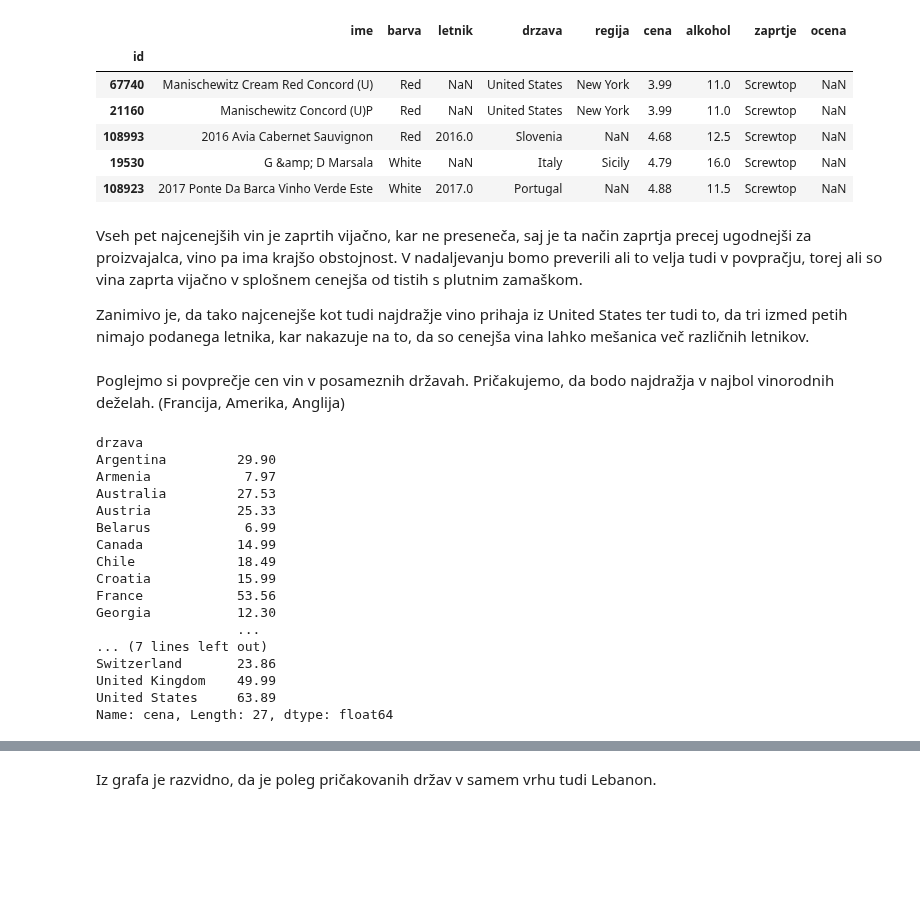
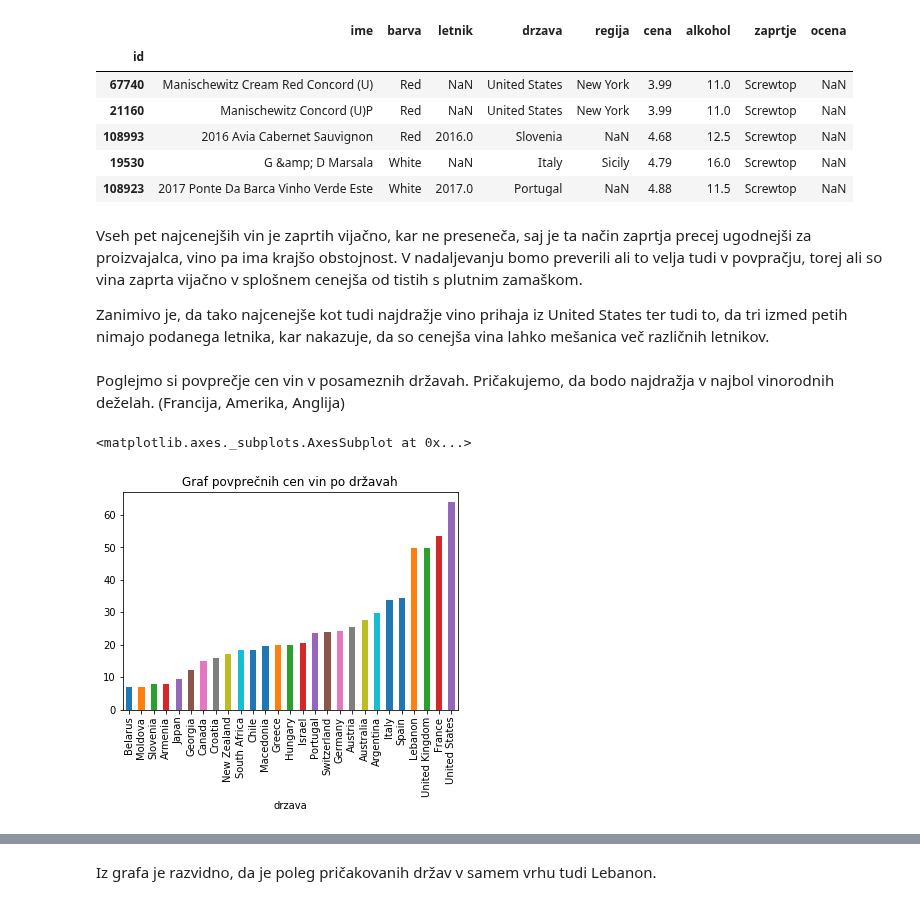
Before and after one commit to ajdalemut/vina, a Jupyter notebook: Vina.ipynb, the cells around one changed output, grey strips where cells are left out. Drawn from its saved outputs; the diff is of its cells as text; code cells hidden in the pictures; blank space fills up the shorter version.

```diff
--- a/Vina.ipynb
+++ b/Vina.ipynb
@@ -67,28 +71,15 @@ vina.sort_values('cena').head(5)
 # %% [markdown]
 Vseh pet najcenejših vin je zaprtih vijačno, kar ne preseneča, saj je ta način zaprtja precej ugodnejši za proizvajalca, vino pa ima krajšo obstojnost. V nadaljevanju bomo preverili ali to velja tudi v povpračju, torej ali so vina zaprta vijačno v splošnem cenejša od tistih s plutnim zamaškom.
 
-Zanimivo je, da tako najcenejše kot tudi najdražje vino prihaja iz United States ter tudi to, da tri izmed petih nimajo podanega letnika, kar nakazuje na to, da so cenejša vina lahko mešanica več različnih letnikov.
+Zanimivo je, da tako najcenejše kot tudi najdražje vino prihaja iz United States ter tudi to, da tri izmed petih nimajo podanega letnika, kar nakazuje, da so cenejša vina lahko mešanica več različnih letnikov.
 # %% [markdown]
 Poglejmo si povprečje cen vin v posameznih državah. Pričakujemo, da bodo najdražja v najbol vinorodnih deželah. (Francija, Amerika, Anglija)
 # %%
 vina_po_drzavah = vina.groupby('drzava')
 povprecja_cen_po_drzavah = vina_po_drzavah['cena'].mean().round(2)
-povprecja_cen_po_drzavah
+povprecja_cen_po_drzavah[povprecja_cen_po_drzavah.index].sort_values().plot(
+    kind = 'bar',
+    title = 'Graf povprečnih cen vin po državah')
 # %% [output]
-drzava
-Argentina         29.90
-Armenia            7.97
-Australia         27.53
-Austria           25.33
-Belarus            6.99
-Canada            14.99
-Chile             18.49
-Croatia           15.99
-France            53.56
-Georgia           12.30
-                  ...
-... (7 lines left out)
-Switzerland       23.86
-United Kingdom    49.99
-United States     63.89
-Name: cena, Length: 27, dtype: float64
+<matplotlib.axes._subplots.AxesSubplot at 0x...>
+[figure, added]
```
Also changed, not shown: parts of 34 cells of this notebook.
